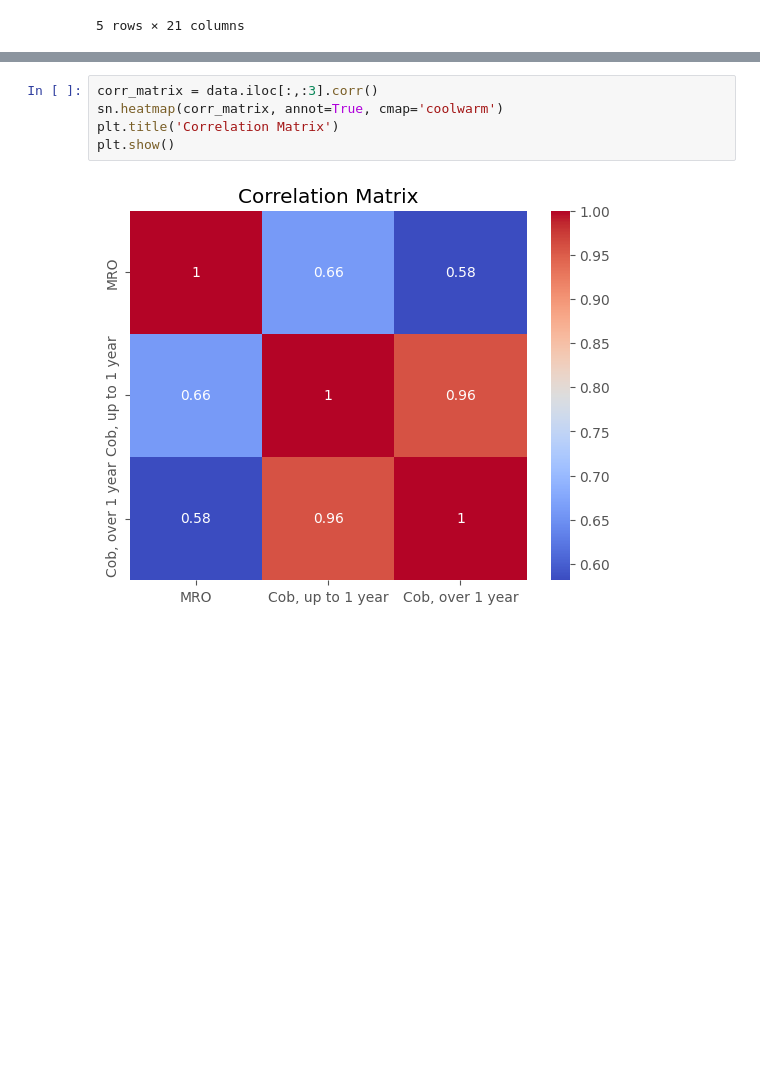
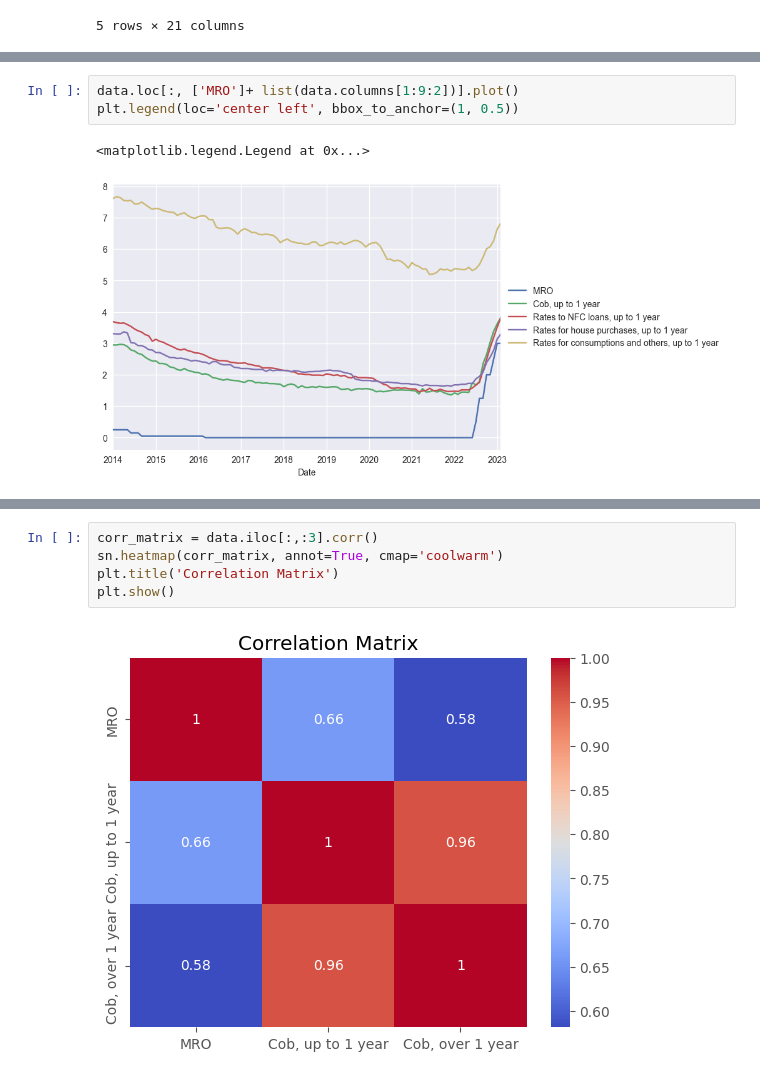
Before and after one commit to tommasograndi/Banking_research_2, a Jupyter notebook: script.ipynb, the cells around one changed output, grey strips where cells are left out. Drawn from its saved outputs; the diff is of its cells as text; blank space fills up the shorter version.

```diff
--- a/script.ipynb
+++ b/script.ipynb
@@ -153,0 +126,6 @@ Name: MRO, dtype: float64
+# %%
+data.loc[:, ['MRO']+ list(data.columns[1:9:2])].plot()
+plt.legend(loc='center left', bbox_to_anchor=(1, 0.5))
+# %% [output]
+<matplotlib.legend.Legend at 0x...>
+[figure, added]
```
Also changed, not shown: parts of 13 cells of this notebook.
